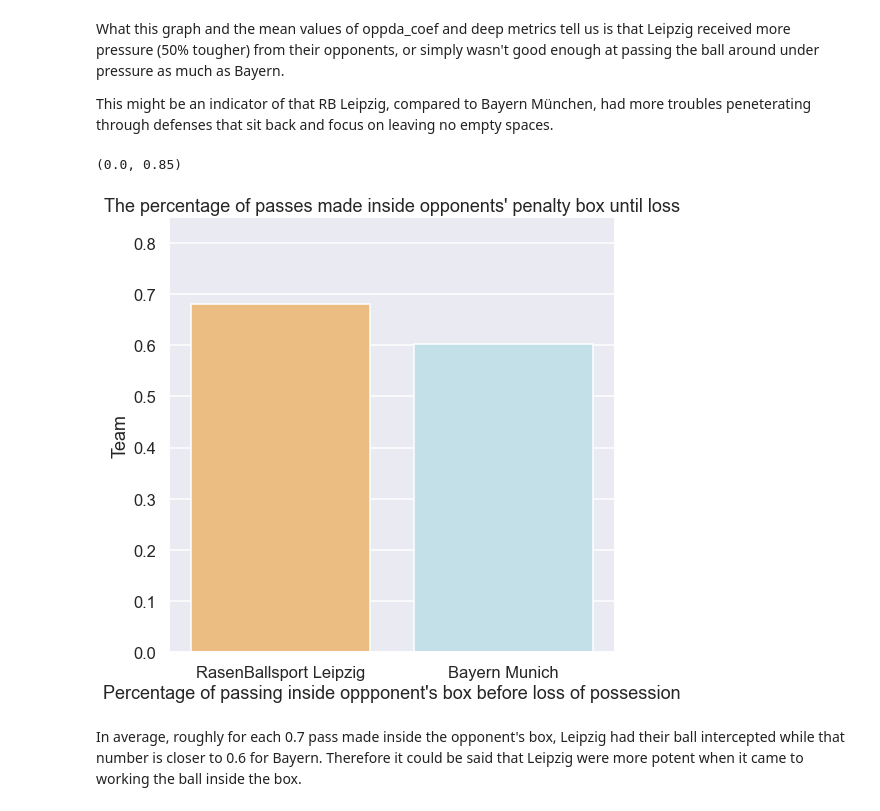
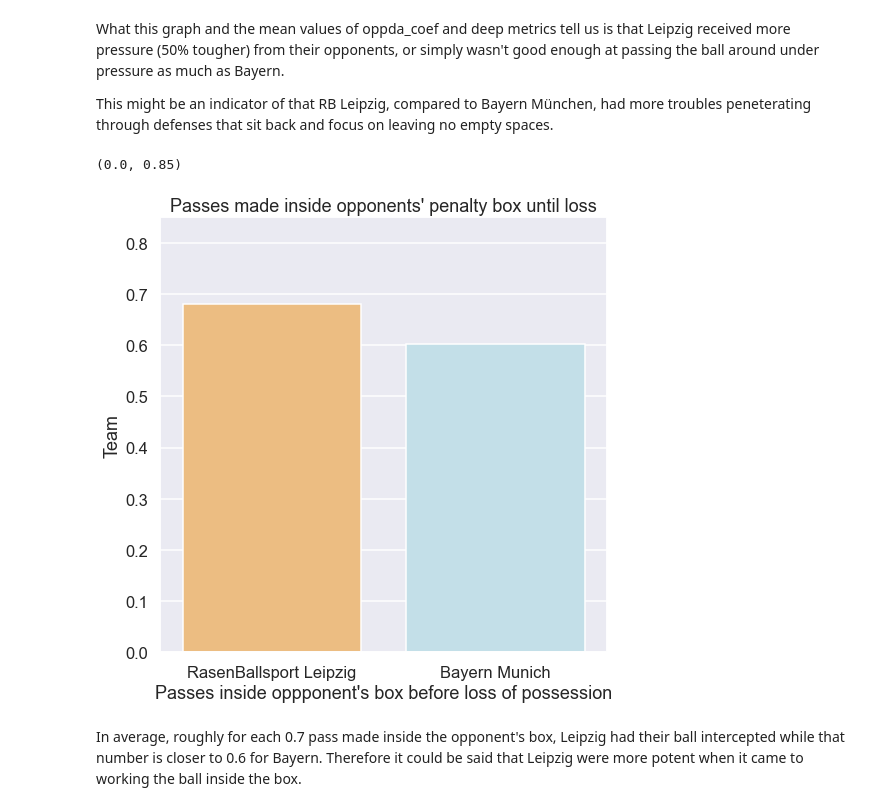
Before and after one commit to onatto11/EDA-and-Application-of-Various-Machine-Learning-Algroithms-on-Bundesliga-Data, a Jupyter notebook: Bundesliga EDA.ipynb, the cells around one changed output. Cells and saved outputs as stored; diff of their text form; code cells hidden in the pictures.

Commit message:
Add files via upload
Fixed the titles and axis labels for the last two bar plots

```diff
--- a/Bundesliga EDA.ipynb
+++ b/Bundesliga EDA.ipynb
@@ -599,17 +599,17 @@ This might be an indicator of that RB Leipzig, compared to Bayern München, had
 # %%
 #Plot a bar graph showing how many passes were made in average before losing the ball
 #inside the opposition box
 
 ax = plt.subplots(figsize=(8, 8))
 sns.barplot("team", bundesliga_penet["peneteration"], data=bundesliga_penet[(bundesliga_penet["team"] == "RasenBallsport Leipzig") |
                                                        (bundesliga_penet["team"] == "Bayern Munich")], palette="RdYlBu")
-plt.xlabel("Percentage of passing inside oppponent's box before loss of possession")
+plt.xlabel("Passes inside oppponent's box before loss of possession")
 plt.ylabel("Team")
-plt.title("The percentage of passes made inside opponents' penalty box until loss")
+plt.title("Passes made inside opponents' penalty box until loss")
 plt.ylim([0, 0.85])
 # %% [output]
 (0.0, 0.85)
-[figure, old version]
+[figure, new version]
 # %% [markdown]
 In average, roughly for each 0.7 pass made inside the opponent's box, Leipzig had their ball intercepted while that number is closer to 0.6 for Bayern. Therefore it could be said that Leipzig were more potent when it came to working the ball inside the box.
 # %%
```
Also changed, not shown: parts of 1 cell of this notebook.
